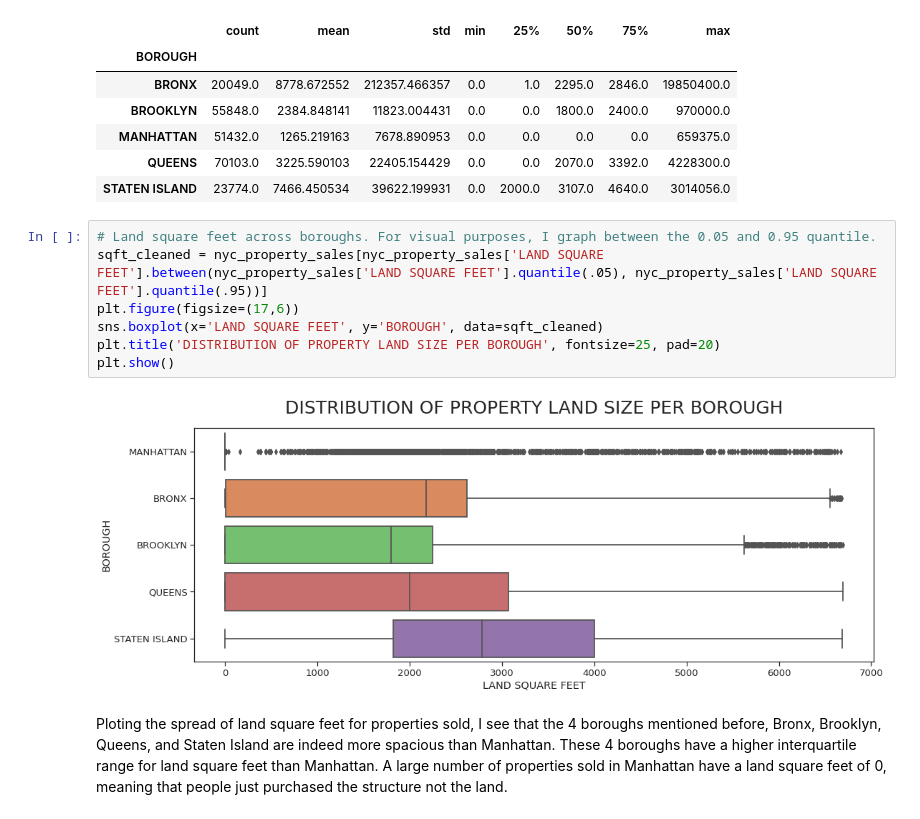
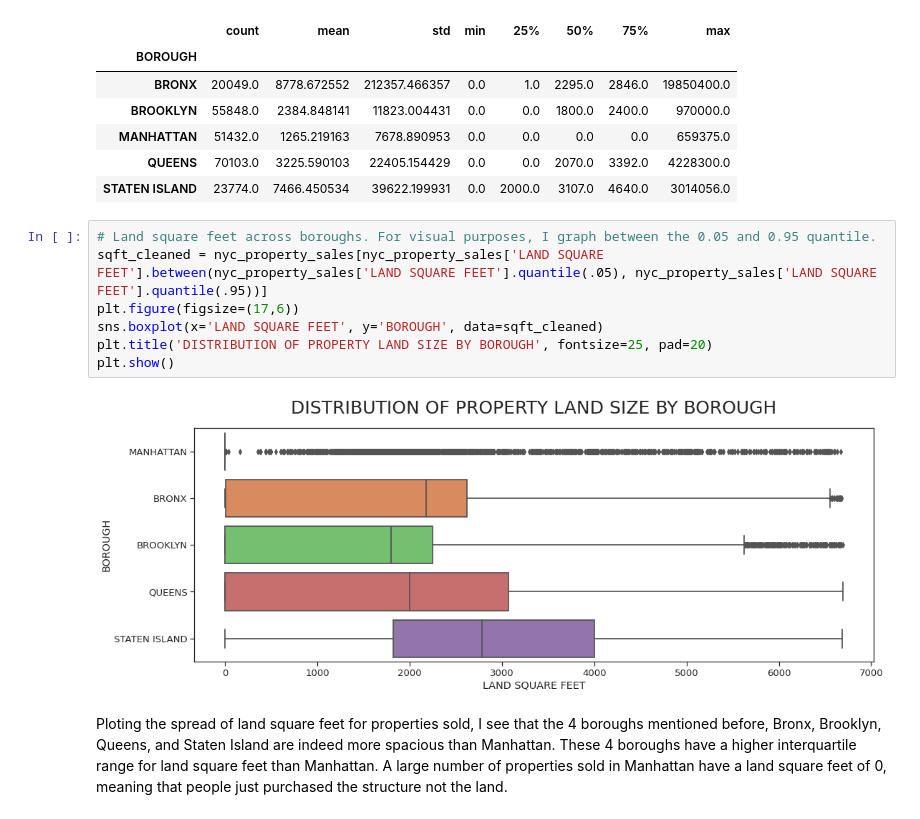
Before and after one commit to qlin1996/NYC_Property_Sales, a Jupyter notebook: NYC_Property_Sales.ipynb, the cells around one changed output. Drawn from its saved outputs; the diff is of its cells as text.

```diff
--- a/NYC_Property_Sales.ipynb
+++ b/NYC_Property_Sales.ipynb
@@ -606,12 +606,12 @@ nyc_property_sales.groupby('BOROUGH')['LAND SQUARE FEET'].describe()
 # %%
 # Land square feet across boroughs. For visual purposes, I graph between the 0.05 and 0.95 quantile.
 sqft_cleaned = nyc_property_sales[nyc_property_sales['LAND SQUARE FEET'].between(nyc_property_sales['LAND SQUARE FEET'].quantile(.05), nyc_property_sales['LAND SQUARE FEET'].quantile(.95))]
 plt.figure(figsize=(17,6))
 sns.boxplot(x='LAND SQUARE FEET', y='BOROUGH', data=sqft_cleaned)
-plt.title('DISTRIBUTION OF PROPERTY LAND SIZE PER BOROUGH', fontsize=25, pad=20)
+plt.title('DISTRIBUTION OF PROPERTY LAND SIZE BY BOROUGH', fontsize=25, pad=20)
 plt.show()
 # %% [output]
-[figure, old version]
+[figure, new version]
 # %% [markdown]
 Ploting the spread of land square feet for properties sold, I see that the 4 boroughs mentioned before, Bronx, Brooklyn, Queens, and Staten Island are indeed more spacious than Manhattan. These 4 boroughs have a higher interquartile range for land square feet than Manhattan. A large number of properties sold in Manhattan have a land square feet of 0, meaning that people just purchased the structure not the land.
 # %% [markdown]
```
Also changed, not shown: parts of 12 cells of this notebook.
